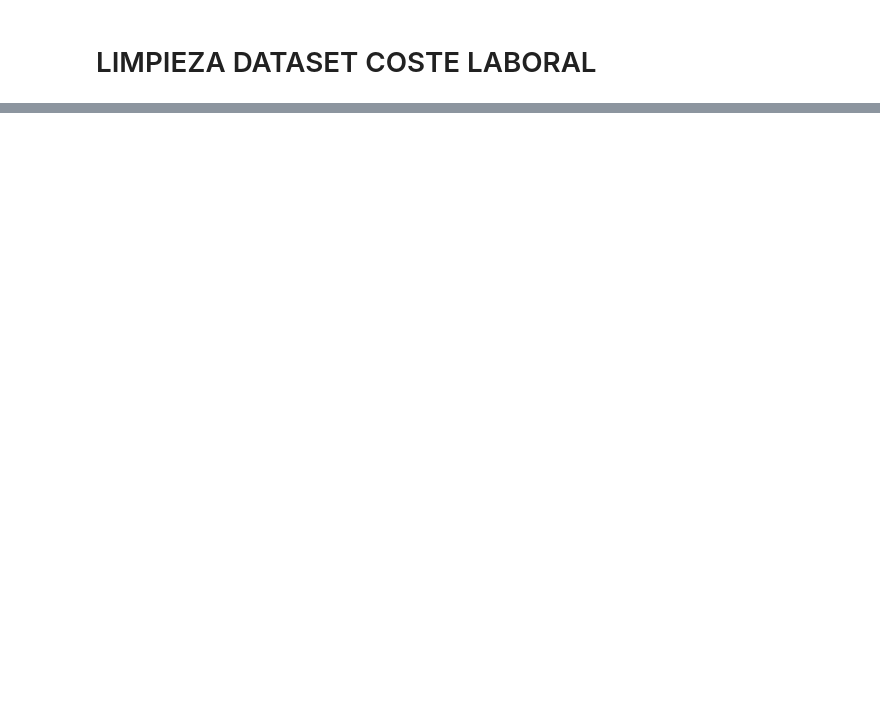
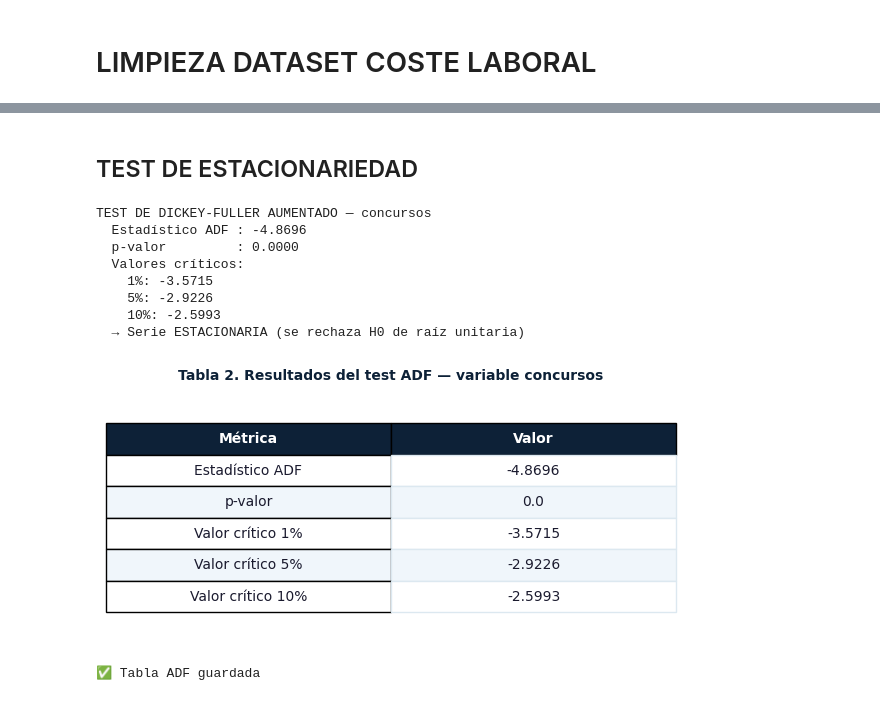
Before and after one commit to nataliaarranz/TFG, a Jupyter notebook: notebook/01_exploracion_datos.ipynb, the cells around one changed output, grey strips where cells are left out. Drawn from its saved outputs; the diff is of its cells as text; code cells hidden in the pictures; blank space fills up the shorter version.

```diff
--- a/notebook/01_exploracion_datos.ipynb
+++ b/notebook/01_exploracion_datos.ipynb
@@ -1146,0 +1060,65 @@ plt.show()
+# %% [markdown]
+## TEST DE ESTACIONARIEDAD
+# %%
+# ──  TEST DE ESTACIONARIEDAD (ADF) ─────────────────────────────────────────
+from statsmodels.tsa.stattools import adfuller
+
+resultado = adfuller(df_final['concursos'], autolag='AIC')
+print("\nTEST DE DICKEY-FULLER AUMENTADO — concursos")
+print(f"  Estadístico ADF : {resultado[0]:.4f}")
+print(f"  p-valor         : {resultado[1]:.4f}")
+print(f"  Valores críticos:")
+for clave, valor in resultado[4].items():
+    print(f"    {clave}: {valor:.4f}")
+if resultado[1] < 0.05:
+    print("  → Serie ESTACIONARIA (se rechaza H0 de raíz unitaria)")
+else:
+    print("  → Serie NO ESTACIONARIA (no se rechaza H0)")
+
+# Tabla visual ADF
+adf_data = {
+    'Métrica': ['Estadístico ADF', 'p-valor',
+                'Valor crítico 1%', 'Valor crítico 5%', 'Valor crítico 10%'],
+    'Valor': [round(resultado[0], 4), round(resultado[1], 4),
+              round(resultado[4]['1%'], 4),
+              round(resultado[4]['5%'], 4),
+              round(resultado[4]['10%'], 4)]
+}
+df_adf = pd.DataFrame(adf_data)
+
+fig, ax = plt.subplots(figsize=(6, 3))
+ax.axis('off')
+table = ax.table(cellText=df_adf.values, colLabels=df_adf.columns,
+                 loc='center', cellLoc='center')
+table.auto_set_font_size(False)
+table.set_fontsize(10)
+table.scale(1, 1.8)
+
+for j in range(2):
+    table[0, j].set_facecolor('#0d2137')
+    table[0, j].set_text_props(color='white', fontweight='bold')
+
+for i in range(1, len(df_adf) + 1):
+    color = '#f0f6fb' if i % 2 == 0 else '#ffffff'
+    for j in range(2):
+        table[i, j].set_facecolor(color)
+        table[i, j].set_text_props(color='#1a1a2e')
+    table[i, j].set_edgecolor('#dce8f0')
+
+plt.title('Tabla 2. Resultados del test ADF — variable concursos',
+          fontsize=10, fontweight='bold', pad=12, color='#0d2137')
+plt.tight_layout()
+plt.savefig('../data/processed/tabla_adf.png', dpi=180, bbox_inches='tight', facecolor='white')
+plt.show()
+print("Tabla ADF guardada")
+# %% [output]
+TEST DE DICKEY-FULLER AUMENTADO — concursos
+  Estadístico ADF : -4.8696
+  p-valor         : 0.0000
+  Valores críticos:
+    1%: -3.5715
+    5%: -2.9226
+    10%: -2.5993
+  → Serie ESTACIONARIA (se rechaza H0 de raíz unitaria)
+[figure, added]
+✅ Tabla ADF guardada
```
Also changed, not shown: parts of 87 cells of this notebook, 53 other files.
